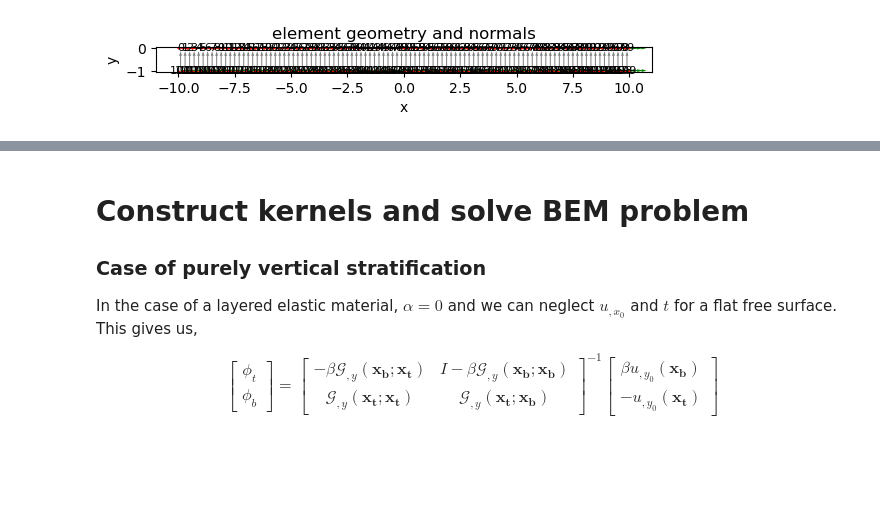
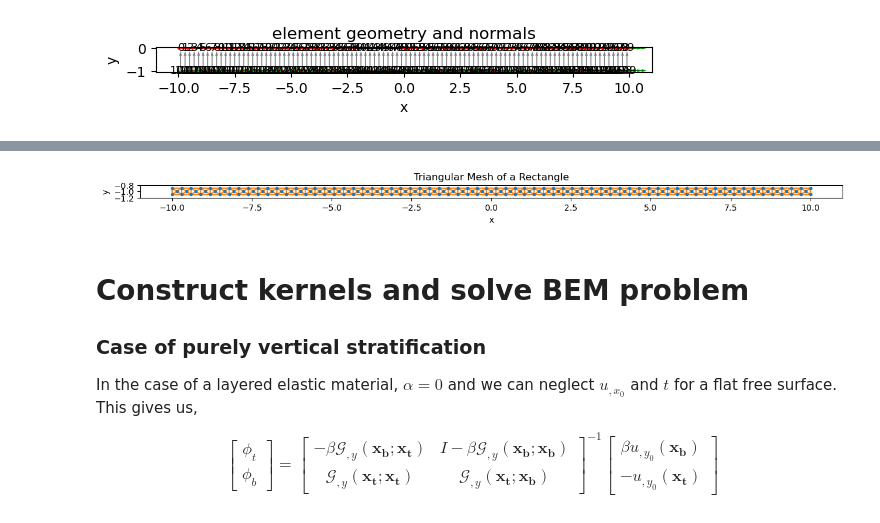
Before and after one commit to mallickrishg/bemcs, a Jupyter notebook: examples/antiplane/example_bimaterialbox_forces.ipynb, the cells around one changed output, grey strips where cells are left out. Saved outputs shown, nothing was run; the diff lists cells and outputs as text; code cells hidden in the pictures; blank space fills up the shorter version.

```diff
--- a/examples/antiplane/example_bimaterialbox_forces.ipynb
+++ b/examples/antiplane/example_bimaterialbox_forces.ipynb
@@ -3,6 +3,7 @@ import matplotlib.pyplot as plt
 import numpy as np
 import bemcs
 import warnings
+import gmsh
 
 warnings.filterwarnings("ignore")
 
@@ -11,7 +12,7 @@ mu = 1.0
 Lscale = 10
 npts_layer = 101
 bimaterial_depth = -1.0
-mu_deep = 3.0
+mu_deep = 5.0
 mu_shallow = 1.0
 beta = (mu_deep - mu_shallow) / mu_shallow
 
@@ -20,9 +21,9 @@ els = bemcs.initialize_els()
 
 # setup a fault geometry (source) - in this case it is a semi-infinite strike-slip fault
 els_source.x1 = np.array([-0.0])
-els_source.y1 = np.array([-1.0])
+els_source.y1 = np.array([-0.0])
 els_source.x2 = np.array([0])
-els_source.y2 = np.array([-2.0])
+els_source.y2 = np.array([-1.5])
 bemcs.standardize_els_geometry(els_source, reorder=False)
 
 # horizontal layers (at free surface + bimaterial)
@@ -34,5 +35,69 @@ els.y2 = np.copy(els.y1)
 bemcs.standardize_els_geometry(els, reorder=False)
 topoindex = els.y1 == 0
 bemcs.plot_els_geometry(els)
+
+# construct a triangle mesh (with thickness = 0.1 units)
+box = np.array(
+    [
+        [-Lscale, bimaterial_depth * 1.1],
+        [-Lscale, bimaterial_depth * 0.9],
+        [Lscale, bimaterial_depth * 0.9],
+        [Lscale, bimaterial_depth * 1.1],
+    ]
+)
+
+# Initialize the gmsh API
+gmsh.initialize()
+
+# Create a new model
+gmsh.model.add("rectangle")
+
+# Define the rectangle vertices
+p1 = gmsh.model.geo.addPoint(box[0, 0], box[0, 1], 0)
+p2 = gmsh.model.geo.addPoint(box[1, 0], box[1, 1], 0)
+p3 = gmsh.model.geo.addPoint(box[2, 0], box[2, 1], 0)
+p4 = gmsh.model.geo.addPoint(box[3, 0], box[3, 1], 0)
+
+# Define the lines
+l1 = gmsh.model.geo.addLine(p1, p2)
+l2 = gmsh.model.geo.addLine(p2, p3)
+l3 = gmsh.model.geo.addLine(p3, p4)
+l4 = gmsh.model.geo.addLine(p4, p1)
+
+# Define the curve loop and plane surface
+curve_loop = gmsh.model.geo.addCurveLoop([l1, l2, l3, l4])
+plane_surface = gmsh.model.geo.addPlaneSurface([curve_loop])
+
+# Synchronize to create the surface
+gmsh.model.geo.synchronize()
+
+# Define the mesh generation options
+gmsh.option.setNumber("Mesh.Algorithm", 2)  # Delaunay
+gmsh.option.setNumber("Mesh.CharacteristicLengthMin", 0.1)
+gmsh.option.setNumber("Mesh.CharacteristicLengthMax", 0.3)
+
+# Generate the 2D mesh
+gmsh.model.mesh.generate(2)
+
+# Extract the nodes and elements
+node_tags, node_coords, _ = gmsh.model.mesh.getNodes()
+node_coords = node_coords.reshape(-1, 3)[:, :2]  # Only take x and y coordinates
+
+element_types, element_tags, element_node_tags = gmsh.model.mesh.getElements(tag=2)
+triangles = element_node_tags[1].reshape(-1, 3) - 1  # Convert to zero-based indexing
+# gmsh.model.mesh
+# Finalize the gmsh API
+gmsh.finalize()
+
+# Plot the mesh
+plt.figure(figsize=(15, 5))
+plt.plot(node_coords[:, 0], node_coords[:, 1], ".")
+plt.triplot(node_coords[:, 0], node_coords[:, 1], triangles)
+plt.gca().set_aspect("equal")
+plt.xlabel("x")
+plt.ylabel("y")
+plt.ylim([-1.2, -0.8])
+plt.title("Triangular Mesh of a Rectangle")
+plt.show()
 # %% [output]
 [figure]
@@ -39,3 +114,4 @@ bemcs.plot_els_geometry(els)
+[figure, added]
 # %% [markdown]
 # Construct kernels and solve BEM problem
 
```
Also changed, not shown: parts of 5 cells of this notebook, 1 other file.
